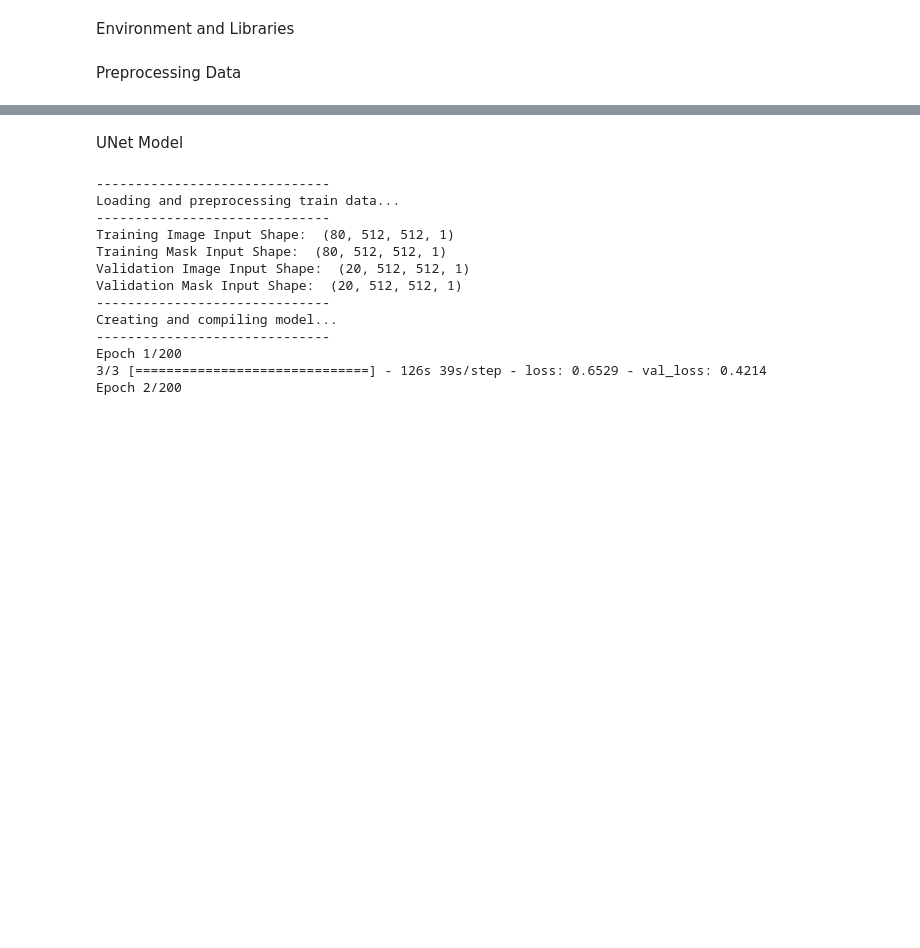
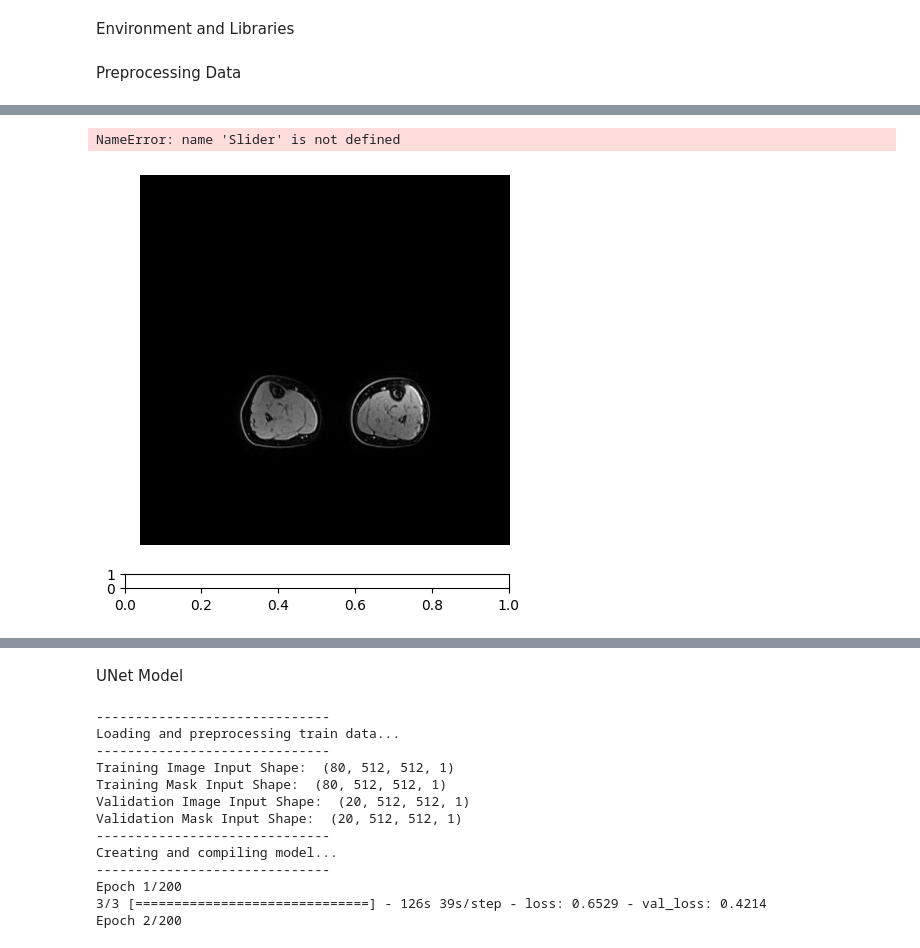
Before and after one commit to asif-jc/H-DenseUNet-CNN, a Jupyter notebook: main.ipynb, the cells around one changed output, grey strips where cells are left out. Cells and saved outputs as stored; diff of their text form; code cells hidden in the pictures; blank space fills up the shorter version.

```diff
--- a/main.ipynb
+++ b/main.ipynb
@@ -77,0 +244,29 @@ imgs_train.shape
+# %%
+# temp = np.loadtxt("D:/P4P Model Data/txt/Data/data_1.txt", delimiter=',')
+temp = np.loadtxt("D:/P4P Model Data/txt/Data/data_1800.txt", delimiter=',')
+# Visualiser Tool Data Files
+# temp = np.squeeze(imgs_mask_train)
+
+# temp = temp.astype('float32')
+# temp *= 255.
+
+fig, ax = plt.subplots()
+current_slice = 1000
+img = ax.imshow(temp, cmap='gray')
+ax.axis('off')
+
+# Configure the slider
+ax_slider = plt.axes([0.2, 0.02, 0.6, 0.03])
+slider = Slider(ax_slider, 'Slice', 0, current_slice, valinit=current_slice, valstep=1)
+
+def update_slice(val):
+    current_slice = int(slider.val)
+    img.set_data(temp[current_slice])
+    fig.canvas.draw_idle()
+
+slider.on_changed(update_slice)
+
+plt.show()
+# %% [output]
+NameError: name 'Slider' is not defined
+[figure, added]
```
Also changed, not shown: parts of 9 cells of this notebook, 16 other files.
